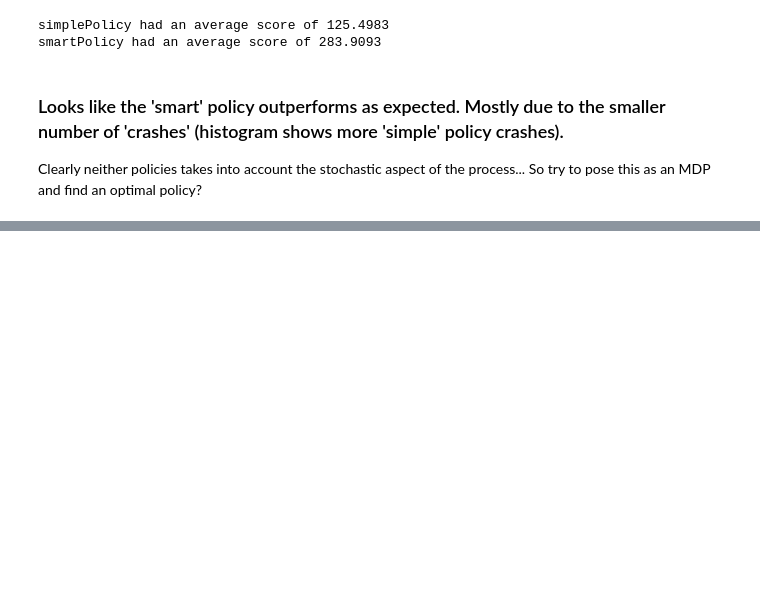
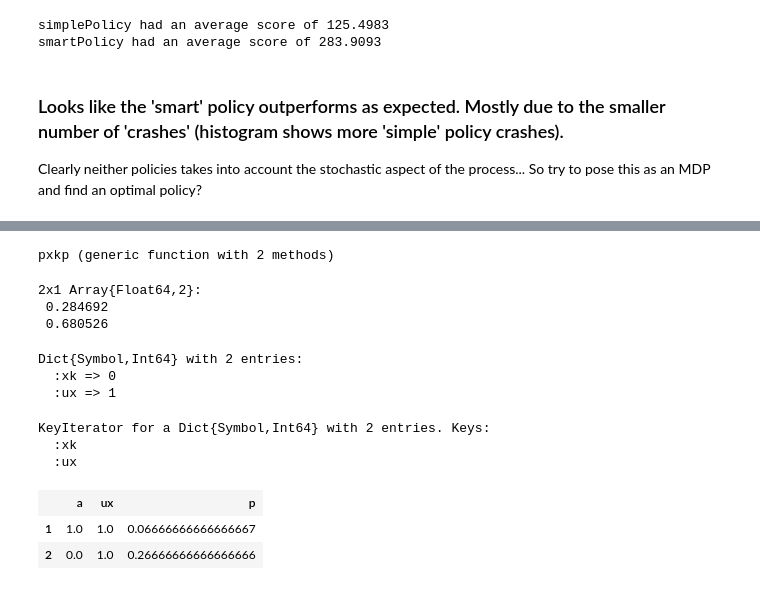
Before and after one commit to sisl/autoATC, a Jupyter notebook: Robot.ipynb, the cells around one changed output, grey strips where cells are left out. Cells and saved outputs as stored; diff of their text form; code cells hidden in the pictures; blank space fills up the shorter version.

```diff
--- a/Robot.ipynb
+++ b/Robot.ipynb
@@ -125,0 +163,35 @@ Clearly neither policies takes into account the stochastic aspect of the process
+# %%
+function pxkp(xkp, act)
+
+T = [table(d, k, act) for k in d.names]
+
+
+
+for i in 2:length(T)
+    T[1] = T[1] * T[i]
+end
+
+p = T[1]
+
+p[:p] = p[:p] / sum(p[:p]);
+
+return sum([(p[:xkp][i]==xkp  ? p[:p][i] : 0) for i in 1:length(p[:p])])
+
+end
+# %% [output]
+pxkp (generic function with 2 methods)
+# %%
+xk = 1;
+a = float([pxkp(xnext, [:ux=> 1, :xk => xk, :mode => auto, :health => healthy]) for xnext in [xk-1, xk, xk+1]])
+b = float([pxkp(xnext, [:ux=> -1, :xk => xk, :mode => auto, :health => healthy]) for xnext in [xk-1, xk, xk+1]])
+rand(2,1)
+# %% [output]
+2x1 Array{Float64,2}:
+ 0.284692
+ 0.680526
+# %%
+act = [:ux => 1, :xk => 0]
+# %% [output]
+Dict{Symbol,Int64} with 2 entries:
+  :xk => 0
+  :ux => 1
@@ -125,0 +202,12 @@ Clearly neither policies takes into account the stochastic aspect of the process
+# %%
+keys(act)
+# %% [output]
+KeyIterator for a Dict{Symbol,Int64} with 2 entries. Keys:
+  :xk
+  :ux
+# %%
+T1*T2
+# %% [output]
+|  | a | ux | p |
+| 1 | 1.0 | 1.0 | 0.06666666666666667 |
+| 2 | 0.0 | 1.0 | 0.26666666666666666 |
```
Also changed, not shown: parts of 5 cells of this notebook, 5 other files.
